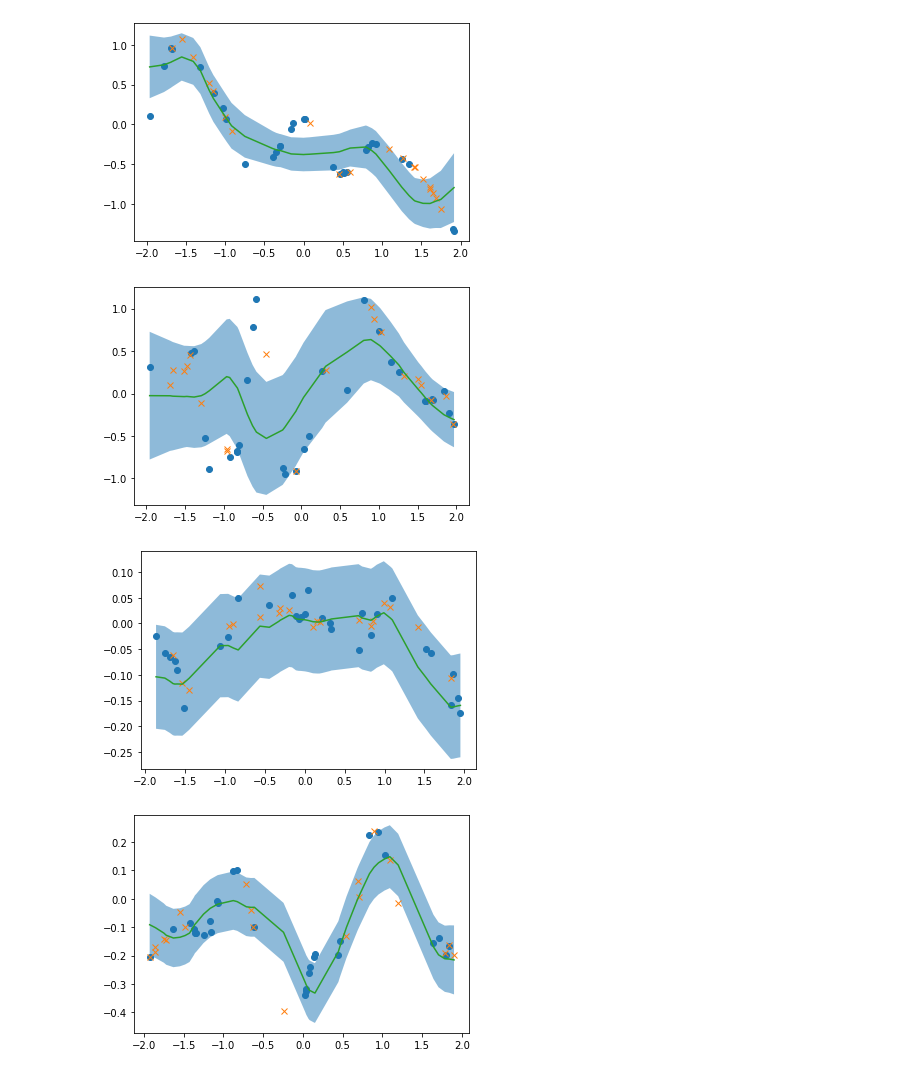
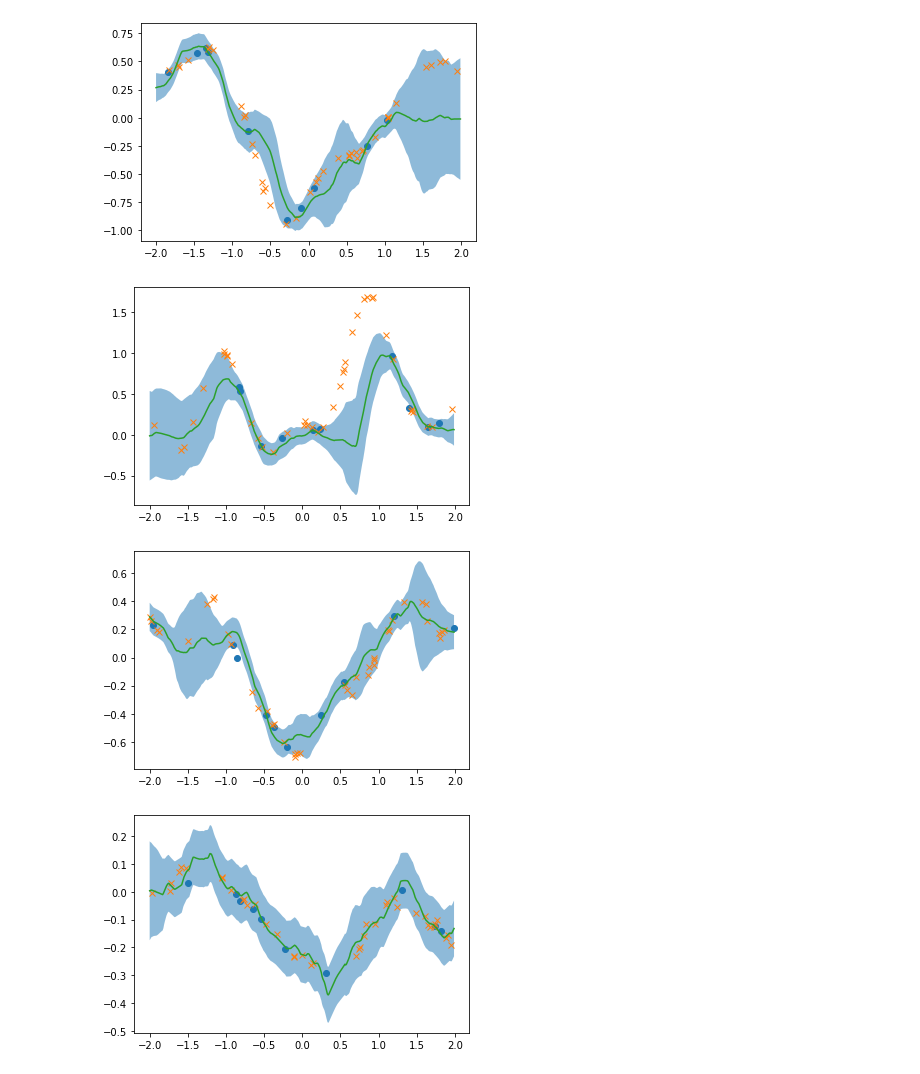
Before and after one commit to yuneg11/Neural-Process-Family, a Jupyter notebook: test.ipynb, the cells around one changed output. Saved outputs shown, nothing was run; the diff lists cells and outputs as text; code cells hidden in the pictures.

```diff
--- a/test.ipynb
+++ b/test.ipynb
@@ -56,8 +60,8 @@ x_ctx    = jnp.ones((1, 3, 1))
 y_ctx    = jnp.ones((1, 3, 1))
 x_tar    = jnp.ones((1, 4, 1))
 y_tar    = jnp.ones((1, 4, 1))
-mask_ctx = jnp.ones((1, 3))
-mask_tar = jnp.ones((1, 4))
+mask_ctx = jnp.ones(3)
+mask_tar = jnp.ones(4)
 
 model = NP(y_dim=1)
 sampler = GPSampler(RBFKernel())
@@ -70,15 +74,18 @@ params = model.init(dict(
     sample=sample_init_key,
 ), x_ctx, y_ctx, x_tar, mask_ctx, mask_tar)
 
-tx = optax.adam(learning_rate=3e-4)
+tx = optax.adam(learning_rate=5e-4)
 state = train_state.TrainState.create(apply_fn=model.apply, params=params, tx=tx)
 # %%
 kwargs = dict(
-    # loss_type="vi",
-    # num_latents=10,
+    loss_type="vi",
+    num_latents=10,
 )
 
 num_steps = 10000
+
+train_step = get_train_step(**kwargs)
+eval_step  = get_eval_step(**kwargs)
 
 for i in trange(1, num_steps + 1):
     key, model_key, data_key = random.split(key, 3)
@@ -139,14 +146,20 @@ Step 10000/10000  CTX Loss: -0.1569  TAR Loss: -0.0130  Loss: -0.1345
 import matplotlib.pyplot as plt
 
 for i in range(10):
-    model_key, data_key = random.split(random.PRNGKey(i), 2)
-    batch = sampler.sample(data_key, batch_size=5, num_ctx=30, num_tar=20)
+    model_key, data_key = random.split(random.PRNGKey(i+10), 2)
+    batch = sampler.sample(data_key, batch_size=5, num_ctx=10, num_tar=40)
+
+    x = jnp.arange(-2, 2, 0.01).reshape((1, -1, 1)).repeat(batch.x.shape[0], axis=0)
+    batch.x = x
+    batch.mask = jnp.ones(batch.x.shape[1], dtype=jnp.bool_)
+
     mu, sigma = model.apply(state.params, batch.x_ctx, batch.y_ctx, batch.x, batch.mask_ctx, batch.mask, rngs=dict(sample=model_key))
-    mu, sigma = mu.squeeze(axis=1), sigma.squeeze(axis=1)
+    if mu.shape[1] == 1:
+        mu, sigma = mu.squeeze(axis=1), sigma.squeeze(axis=1)
 
-    idx     = [d for d in jnp.argsort(batch.x[0, :, 0])     if batch.mask[0, d] > 0]
-    idx_ctx = [d for d in jnp.argsort(batch.x_ctx[0, :, 0]) if batch.mask_ctx[0, d] > 0]
-    idx_tar = [d for d in jnp.argsort(batch.x_tar[0, :, 0]) if batch.mask_tar[0, d] > 0]
+    idx     = [d for d in jnp.argsort(batch.x[0, :, 0])     if batch.mask[d] > 0]
+    idx_ctx = [d for d in jnp.argsort(batch.x_ctx[0, :, 0]) if batch.mask_ctx[d] > 0]
+    idx_tar = [d for d in jnp.argsort(batch.x_tar[0, :, 0]) if batch.mask_tar[d] > 0]
 
     plt.figure()
     plt.plot(batch.x_ctx[0, idx_ctx, 0], batch.y_ctx[0, idx_ctx, 0], 'o')
@@ -159,4 +172,4 @@ for i in range(10):
-[figure, old version]
+[figure, new version]
-[figure, old version]
+[figure, new version]
-[figure, old version]
+[figure, new version]
-[figure, old version]
+[figure, new version]
```
Also changed, not shown: parts of 4 cells of this notebook, 10 other files.
